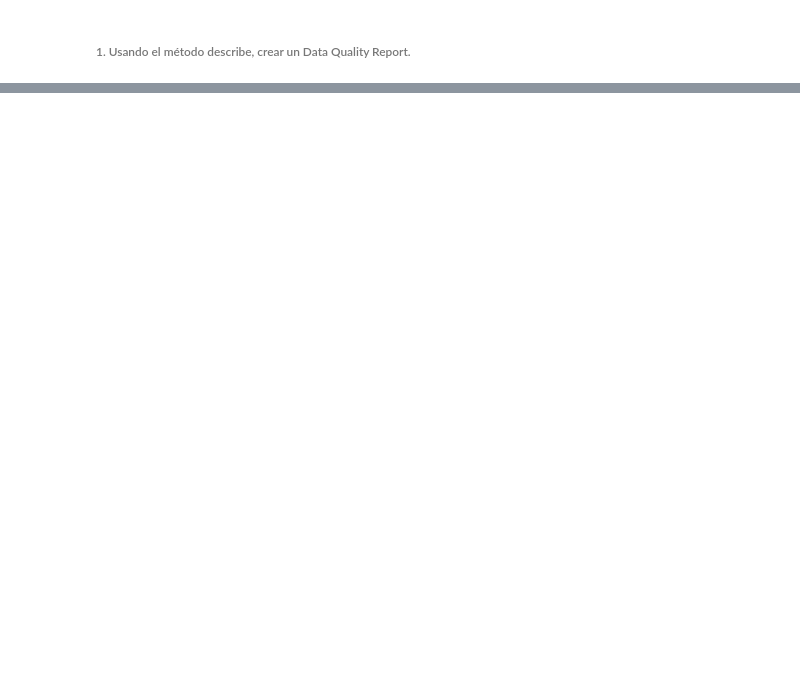
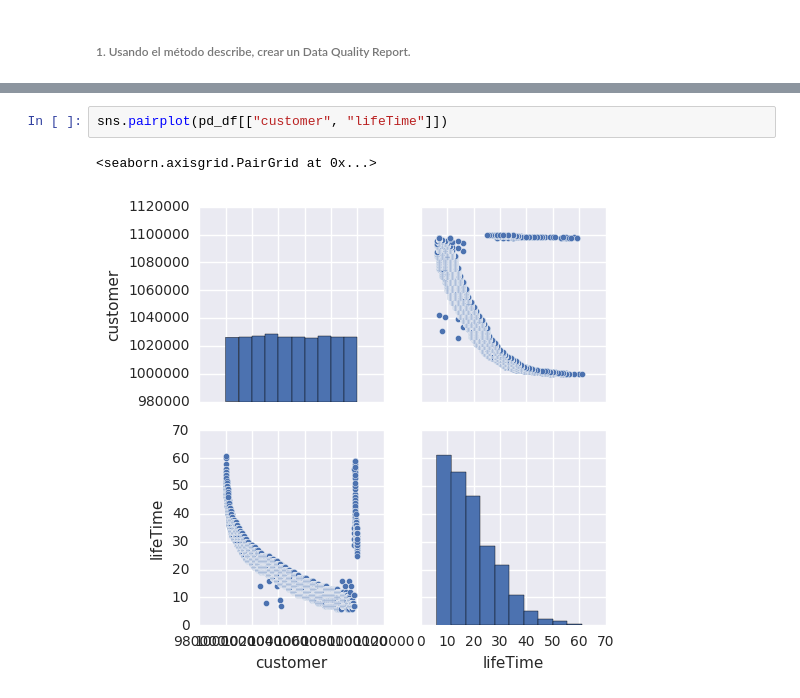
Before and after one commit to ibabicuy/Big_Data_Obligatorio_II, a Jupyter notebook: Obligatorio_II.ipynb, the cells around one changed output, grey strips where cells are left out. Cells and saved outputs as stored; diff of their text form; blank space fills up the shorter version.

```diff
--- a/Obligatorio_II.ipynb
+++ b/Obligatorio_II.ipynb
@@ -41,0 +192,5 @@ pd_df.describe()
+# %%
+sns.pairplot(pd_df[["customer", "lifeTime"]])
+# %% [output]
+<seaborn.axisgrid.PairGrid at 0x...>
+[figure, added]
```
Also changed, not shown: parts of 48 cells of this notebook.
